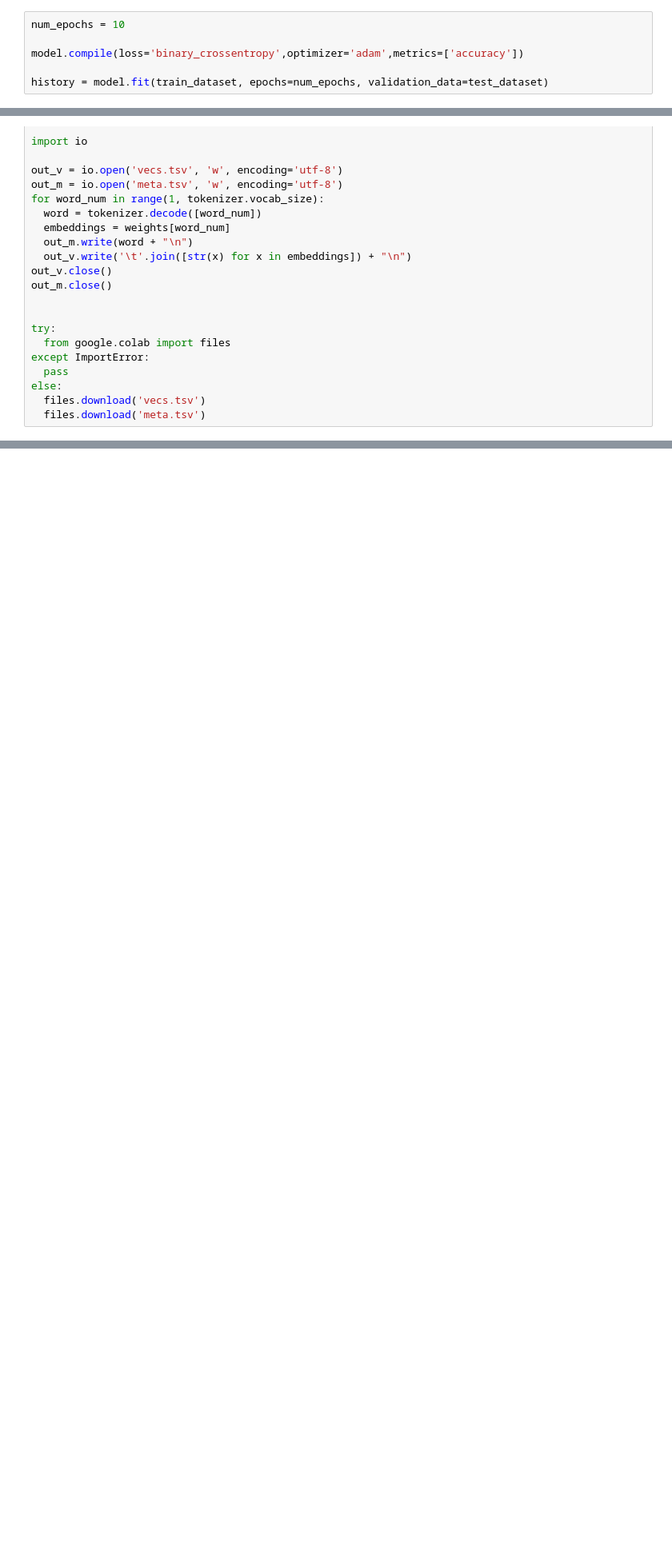
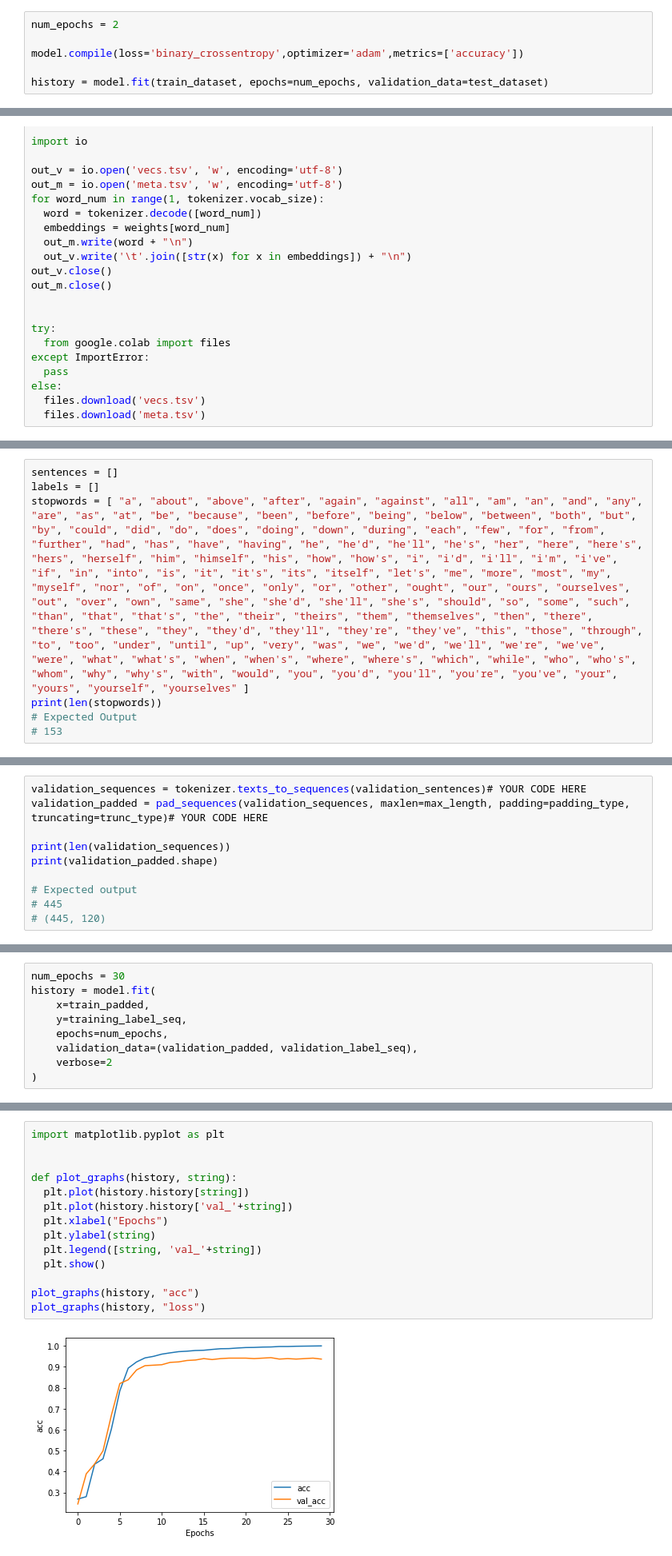
Before and after one commit to ravellys/NLP_coursera, a Jupyter notebook: Semana02.ipynb, the cells around one changed output, grey strips where cells are left out. Shown: that part at 80% size. Cells and saved outputs as stored; diff of their text form; blank space fills up the shorter version.

```diff
--- a/Semana02.ipynb
+++ b/Semana02.ipynb
@@ -419,5 +453,5 @@ model.summary()
 # %%
-num_epochs = 10
+num_epochs = 2
 
 model.compile(loss='binary_crossentropy',optimizer='adam',metrics=['accuracy'])
 
@@ -463,0 +537,7 @@ else:
+# %%
+sentences = []
+labels = []
+stopwords = [ "a", "about", "above", "after", "again", "against", "all", "am", "an", "and", "any", "are", "as", "at", "be", "because", "been", "before", "being", "below", "between", "both", "but", "by", "could", "did", "do", "does", "doing", "down", "during", "each", "few", "for", "from", "further", "had", "has", "have", "having", "he", "he'd", "he'll", "he's", "her", "here", "here's", "hers", "herself", "him", "himself", "his", "how", "how's", "i", "i'd", "i'll", "i'm", "i've", "if", "in", "into", "is", "it", "it's", "its", "itself", "let's", "me", "more", "most", "my", "myself", "nor", "of", "on", "once", "only", "or", "other", "ought", "our", "ours", "ourselves", "out", "over", "own", "same", "she", "she'd", "she'll", "she's", "should", "so", "some", "such", "than", "that", "that's", "the", "their", "theirs", "them", "themselves", "then", "there", "there's", "these", "they", "they'd", "they'll", "they're", "they've", "this", "those", "through", "to", "too", "under", "until", "up", "very", "was", "we", "we'd", "we'll", "we're", "we've", "were", "what", "what's", "when", "when's", "where", "where's", "which", "while", "who", "who's", "whom", "why", "why's", "with", "would", "you", "you'd", "you'll", "you're", "you've", "your", "yours", "yourself", "yourselves" ]
+print(len(stopwords))
+# Expected Output
+# 153
@@ -463,0 +627,10 @@ else:
+# %%
+validation_sequences = tokenizer.texts_to_sequences(validation_sentences)# YOUR CODE HERE
+validation_padded = pad_sequences(validation_sequences, maxlen=max_length, padding=padding_type, truncating=trunc_type)# YOUR CODE HERE
+
+print(len(validation_sequences))
+print(validation_padded.shape)
+
+# Expected output
+# 445
+# (445, 120)
@@ -463,0 +719,9 @@ else:
+# %%
+num_epochs = 30
+history = model.fit(
+    x=train_padded,
+    y=training_label_seq,
+    epochs=num_epochs,
+    validation_data=(validation_padded, validation_label_seq),
+    verbose=2
+)
@@ -463,0 +746,16 @@ else:
+# %%
+import matplotlib.pyplot as plt
+
+
+def plot_graphs(history, string):
+  plt.plot(history.history[string])
+  plt.plot(history.history['val_'+string])
+  plt.xlabel("Epochs")
+  plt.ylabel(string)
+  plt.legend([string, 'val_'+string])
+  plt.show()
+
+plot_graphs(history, "acc")
+plot_graphs(history, "loss")
+# %% [output]
+[figure, added]
```
Also changed, not shown: parts of 23 cells of this notebook.
